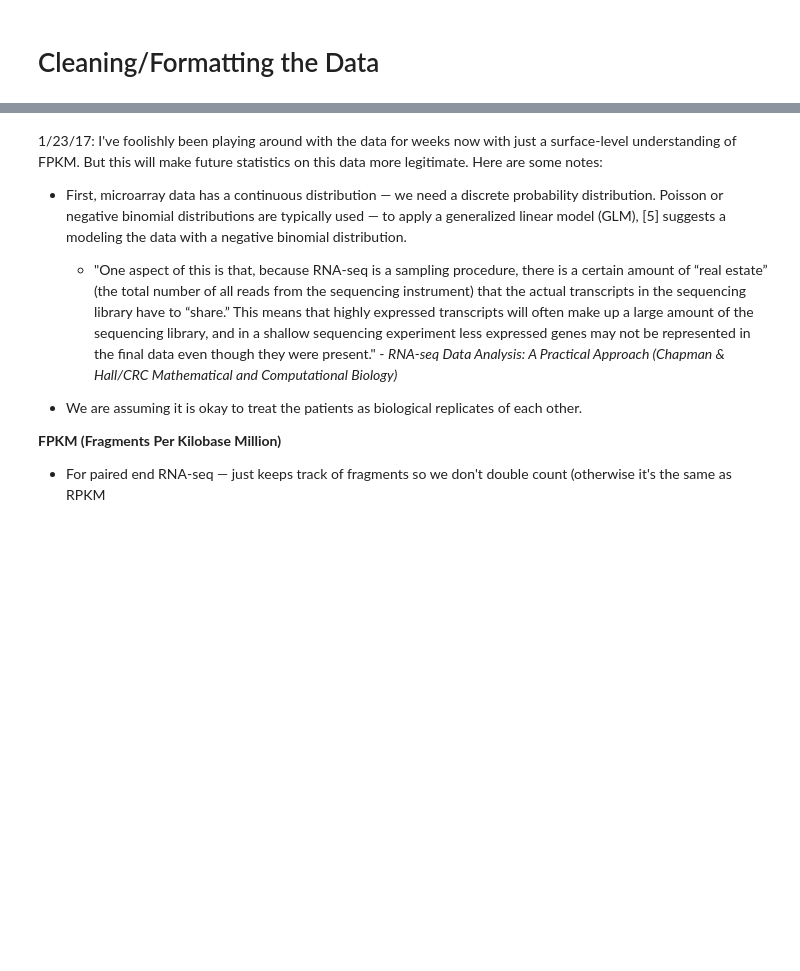
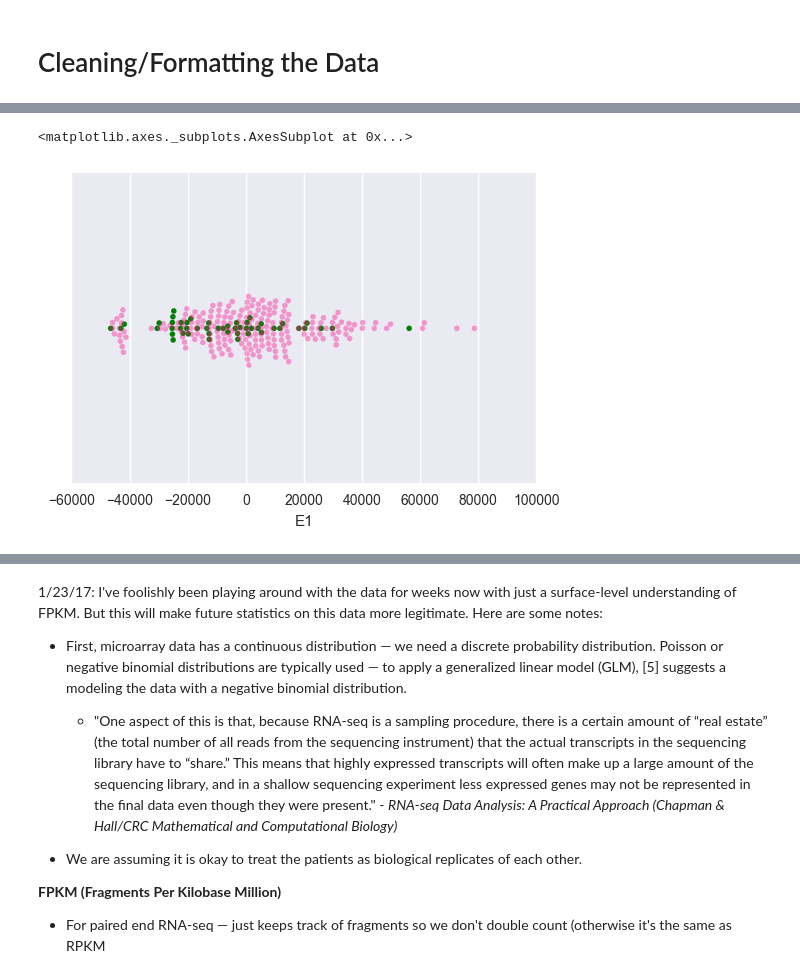
Before and after one commit to arudhir/data-science, a Jupyter notebook: Explorations in Data Science.ipynb, the cells around one changed output, grey strips where cells are left out. Cells and saved outputs as stored; diff of their text form; code cells hidden in the pictures; blank space fills up the shorter version.

```diff
--- a/Explorations in Data Science.ipynb
+++ b/Explorations in Data Science.ipynb
@@ -70,0 +253,6 @@ display(labels_)
+# %%
+s2 = sns.swarmplot(x=tumor_pca_prog["E1"], color="green", size=4)
+sns.swarmplot(x=tumor_pca_noprog["E1"], color="#ff1493", size=4, alpha=0.4, ax=s2)
+# %% [output]
+<matplotlib.axes._subplots.AxesSubplot at 0x...>
+[figure, added]
```
Also changed, not shown: parts of 114 cells of this notebook.
